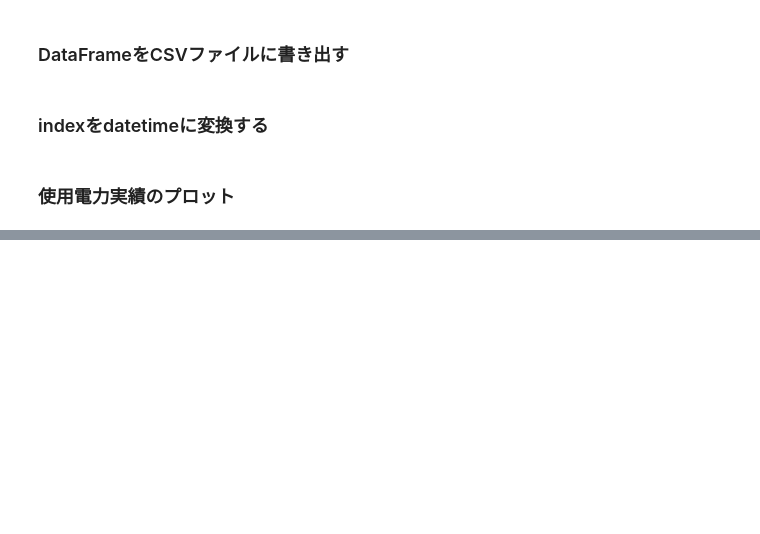
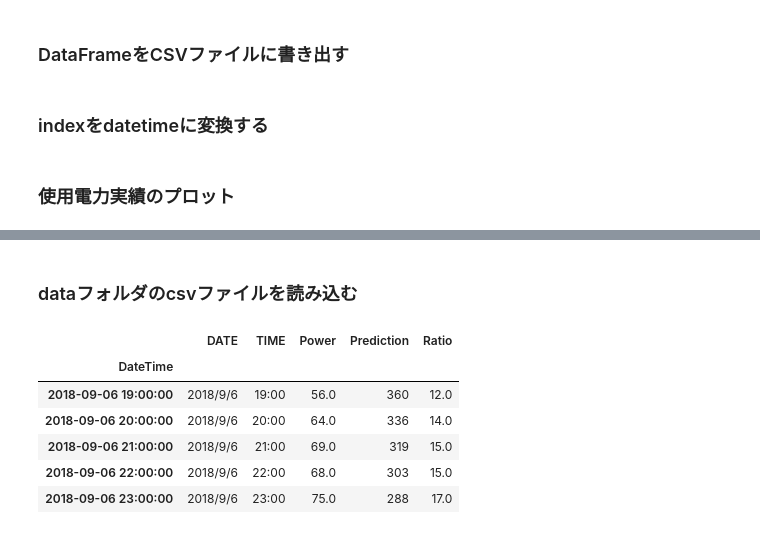
Before and after one commit to tkhrmeme/HepcoPowerUsage, a Jupyter notebook: HepcoPowerUsage.ipynb, the cells around one changed output, grey strips where cells are left out. Saved outputs shown, nothing was run; the diff lists cells and outputs as text; code cells hidden in the pictures; blank space fills up the shorter version.

```diff
--- a/HepcoPowerUsage.ipynb
+++ b/HepcoPowerUsage.ipynb
@@ -107,0 +135,21 @@ plt.show()
+# %% [markdown]
+### dataフォルダのcsvファイルを読み込む
+# %%
+import pandas as pd
+
+df = pd.concat( [pd.read_csv(os.path.join("data", file), encoding='shift_jis') for file in
+os.listdir("data")])
+
+df['DateTime'] = pd.to_datetime(df['DATE'] +' ' +df['TIME'])
+df.set_index('DateTime', inplace=True)
+
+df.fillna(0, inplace=True)
+df.tail()
+# %% [output]
+|  | DATE | TIME | Power | Prediction | Ratio |
+| DateTime |  |  |  |  |  |
+| 2018-09-06 19:00:00 | 2018/9/6 | 19:00 | 56.0 | 360 | 12.0 |
+| 2018-09-06 20:00:00 | 2018/9/6 | 20:00 | 64.0 | 336 | 14.0 |
+| 2018-09-06 21:00:00 | 2018/9/6 | 21:00 | 69.0 | 319 | 15.0 |
+| 2018-09-06 22:00:00 | 2018/9/6 | 22:00 | 68.0 | 303 | 15.0 |
+| 2018-09-06 23:00:00 | 2018/9/6 | 23:00 | 75.0 | 288 | 17.0 |
```
Also changed, not shown: parts of 8 cells of this notebook, 2 other files.
